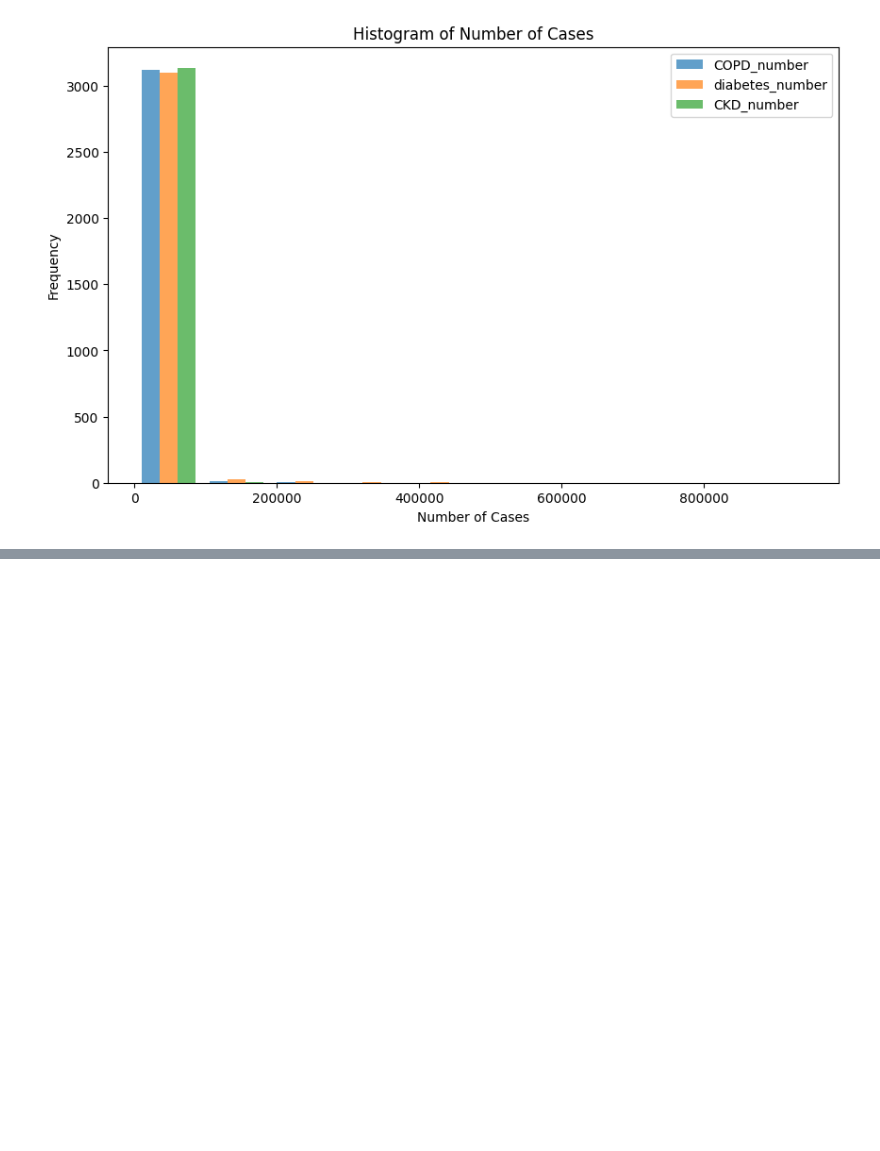
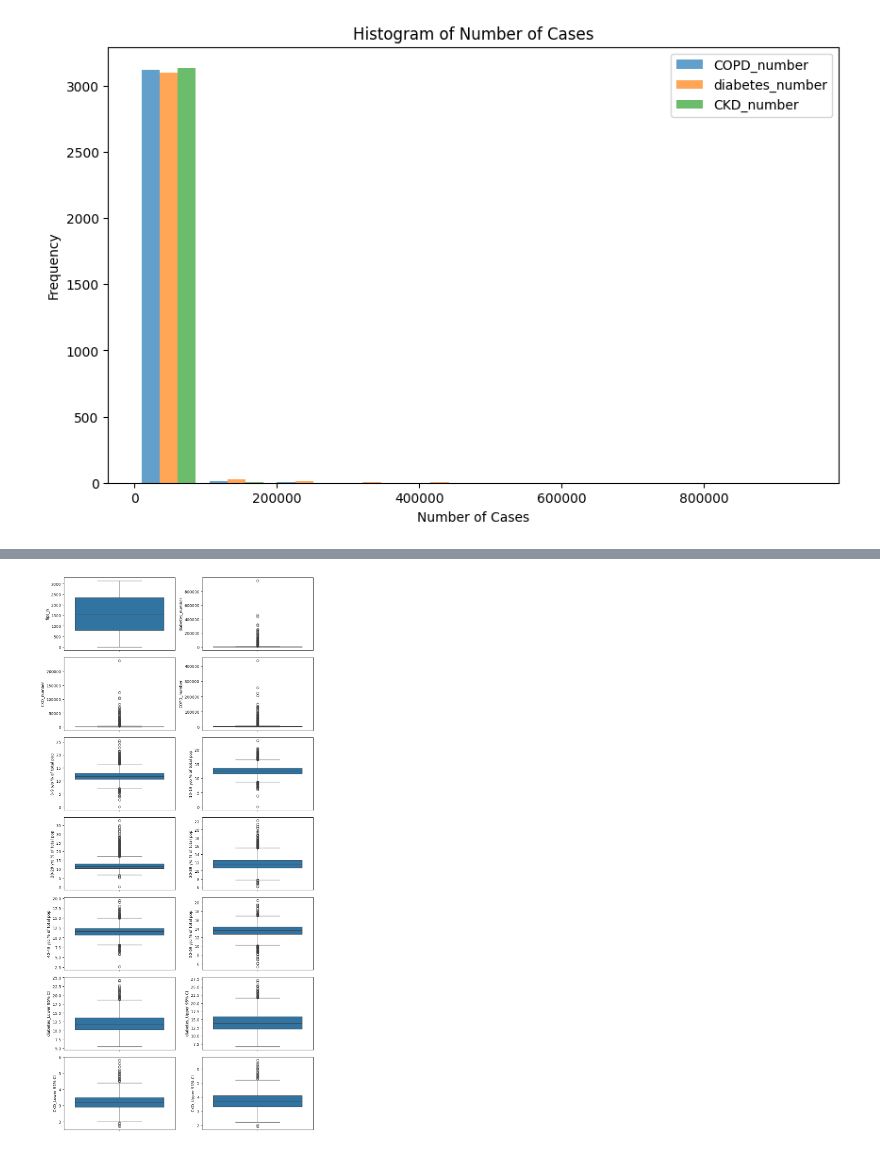
Before and after one commit to PazReumante/regularized-linear-regression-project-tutorial, a Jupyter notebook: explore.ipynb, the cells around one changed output, grey strips where cells are left out. Saved outputs shown, nothing was run; the diff lists cells and outputs as text; code cells hidden in the pictures; blank space fills up the shorter version.

```diff
--- a/explore.ipynb
+++ b/explore.ipynb
@@ -155,0 +178,27 @@ KeyboardInterrupt:
+# %%
+import matplotlib.pyplot as plt
+import seaborn as sns
+
+fig, axes = plt.subplots(7, 2, figsize=(10, 20))
+
+sns.boxplot(ax=axes[0, 0], data=df, y="fips_n")
+sns.boxplot(ax=axes[0, 1], data=df, y="diabetes_number")
+sns.boxplot(ax=axes[1, 0], data=df, y="CKD_number")
+sns.boxplot(ax=axes[1, 1], data=df, y="COPD_number")
+sns.boxplot(ax=axes[2, 0], data=df, y="0-9 y/o % of total pop")
+sns.boxplot(ax=axes[2, 1], data=df, y="10-19 y/o % of total pop")
+sns.boxplot(ax=axes[3, 0], data=df, y="20-29 y/o % of total pop")
+sns.boxplot(ax=axes[3, 1], data=df, y="30-39 y/o % of total pop")
+sns.boxplot(ax=axes[4, 0], data=df, y="40-49 y/o % of total pop")
+sns.boxplot(ax=axes[4, 1], data=df, y="50-59 y/o % of total pop")
+sns.boxplot(ax=axes[5, 0], data=df, y="diabetes_Lower 95% CI")
+sns.boxplot(ax=axes[5, 1], data=df, y="diabetes_Upper 95% CI")
+sns.boxplot(ax=axes[6, 0], data=df, y="CKD_Lower 95% CI")
+sns.boxplot(ax=axes[6, 1], data=df, y="CKD_Upper 95% CI")
+
+# Remove the extra subplots
+#fig.delaxes(axes[3, 1])
+
+plt.tight_layout()
+# %% [output]
+[figure, added]
```
Also changed, not shown: parts of 31 cells of this notebook.
